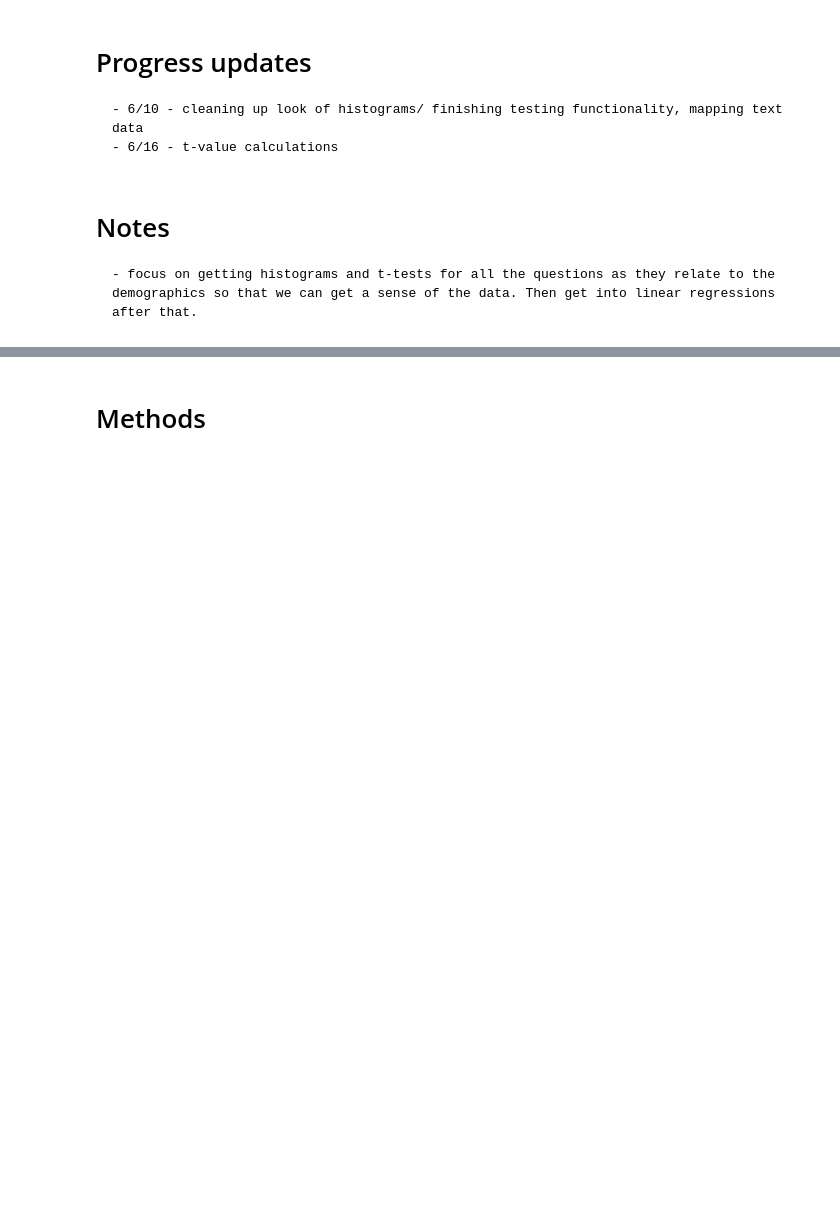
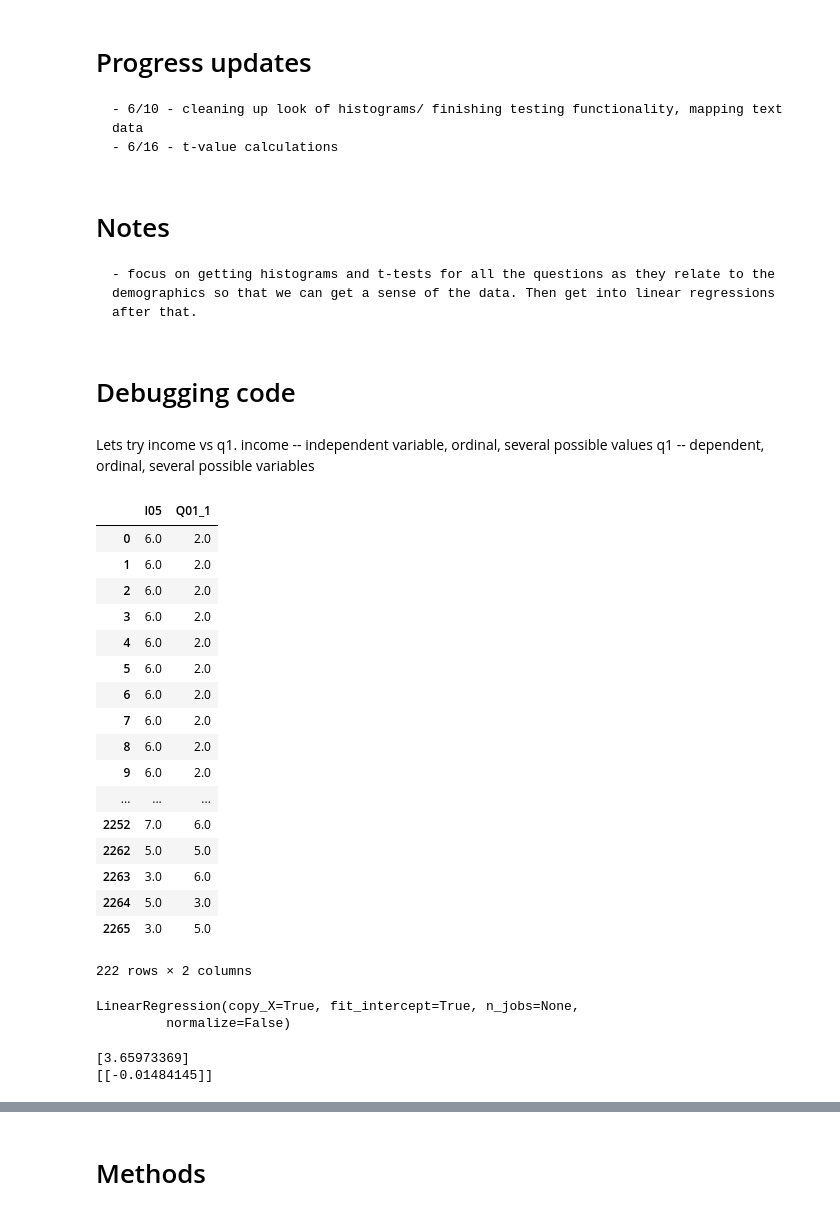
Before and after one commit to hwright-ucsb/ethics_study, a Jupyter notebook: notebooks/Analysis.ipynb, the cells around one changed output, grey strips where cells are left out. Saved outputs shown, nothing was run; the diff lists cells and outputs as text; code cells hidden in the pictures; blank space fills up the shorter version.

Commit message:
regular linear regression doesnt seem to be working -- in debug section. well try other methods

```diff
--- a/notebooks/Analysis.ipynb
+++ b/notebooks/Analysis.ipynb
@@ -10,3 +10,32 @@
 # %% [markdown]
 # Notes
     - focus on getting histograms and t-tests for all the questions as they relate to the demographics so that we can get a sense of the data. Then get into linear regressions after that.
+# %% [markdown]
+# Debugging code
+# %% [markdown]
+Lets try income vs q1.
+income -- independent variable, ordinal, several possible values
+q1 -- dependent, ordinal, several possible variables
+# %%
+diffy = remove_non_answers(data, ['I05', 'Q01_1'])
+# %%
+diffy
+# %% [output]
+|  | I05 | Q01_1 |
+| 0 | 6.0 | 2.0 |
+| 1 | 6.0 | 2.0 |
+| 2 | 6.0 | 2.0 |
+| 3 | 6.0 | 2.0 |
+| 4 | 6.0 | 2.0 |
+| 5 | 6.0 | 2.0 |
+| 6 | 6.0 | 2.0 |
+| 7 | 6.0 | 2.0 |
+| 8 | 6.0 | 2.0 |
+| 9 | 6.0 | 2.0 |
+| ... | ... | ... |
+| 2252 | 7.0 | 6.0 |
+| 2262 | 5.0 | 5.0 |
+| 2263 | 3.0 | 6.0 |
+| 2264 | 5.0 | 3.0 |
+| 2265 | 3.0 | 5.0 |
+222 rows × 2 columns
@@ -12,0 +47,12 @@
+# %%
+regressor = LinearRegression()
+regressor.fit(X_train, y_train) #training the algorithm
+# %% [output]
+LinearRegression(copy_X=True, fit_intercept=True, n_jobs=None,
+         normalize=False)
+# %%
+print(regressor.intercept_)
+print(regressor.coef_)
+# %% [output]
+[3.65973369]
+[[-0.01484145]]
```
Also changed, not shown: parts of 60 cells of this notebook, 2 other files.
